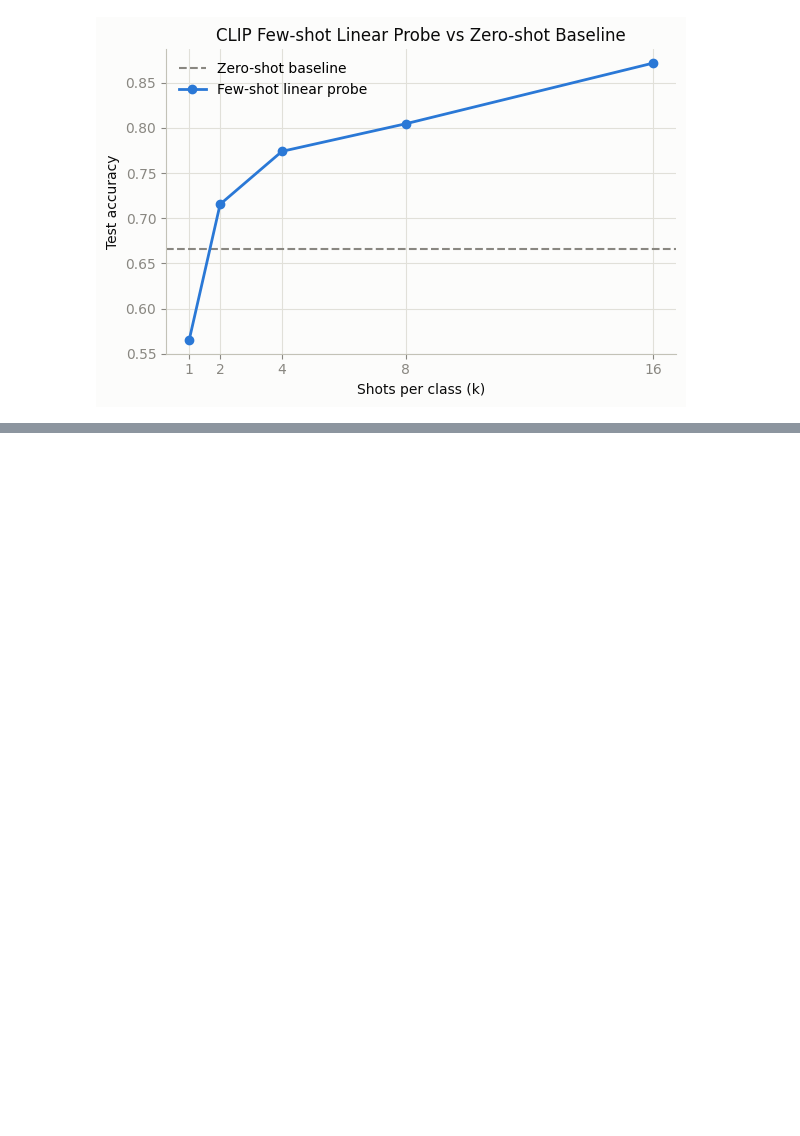
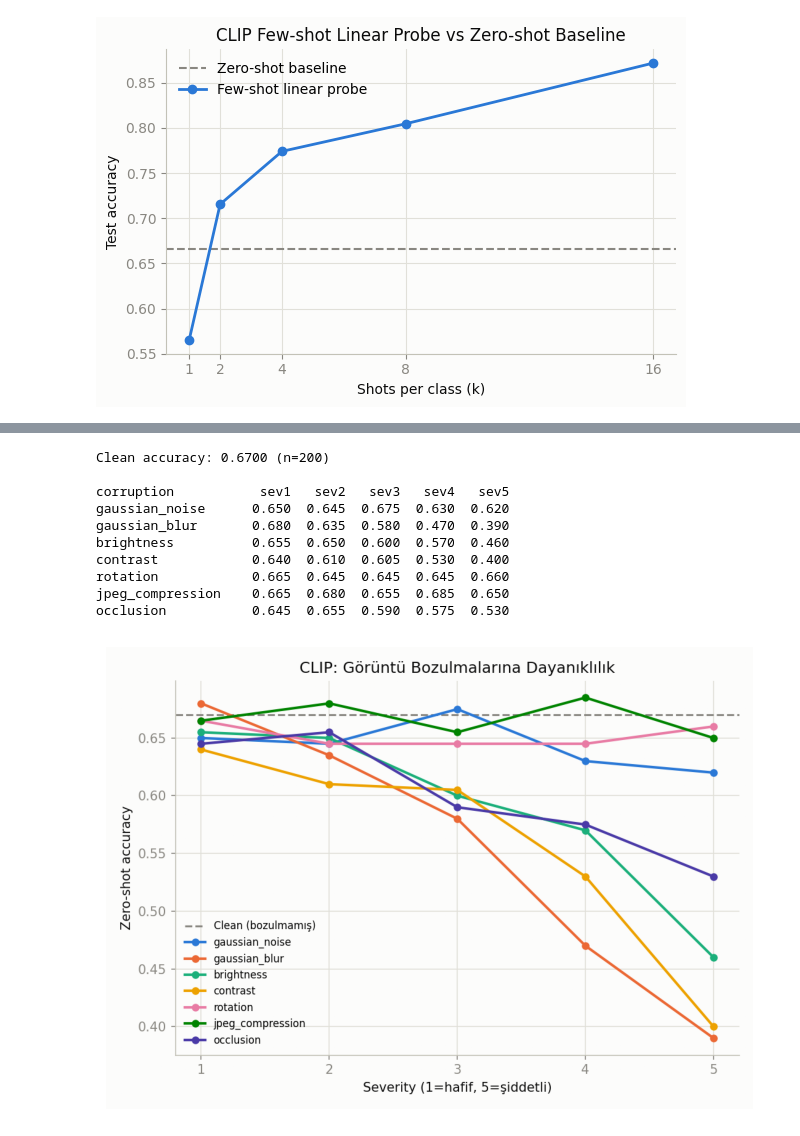
Before and after one commit to sinemsrcck/Flower-Species-Classification, a Jupyter notebook: clip.ipynb, the cells around one changed output, grey strips where cells are left out. Saved outputs shown, nothing was run; the diff lists cells and outputs as text; code cells hidden in the pictures; blank space fills up the shorter version.

```diff
--- a/clip.ipynb
+++ b/clip.ipynb
@@ -234,0 +270,26 @@ with open("results/clip_few_shot_results.json", "w") as f:
+# %%
+with open("results/corruption_robustness.json") as f:
+    corruption_results = json.load(f)
+
+print(f"Clean accuracy: {corruption_results['clean_accuracy']:.4f} (n={corruption_results['sample_size']})")
+print(f"\n{'corruption':18s} {'sev1':>6s} {'sev2':>6s} {'sev3':>6s} {'sev4':>6s} {'sev5':>6s}")
+for name, accs in corruption_results["corruptions"].items():
+    print(f"{name:18s} " + " ".join(f"{a:6.3f}" for a in accs))
+
+img = mpimg.imread("results/corruption_robustness.png")
+plt.figure(figsize=(9, 6))
+plt.imshow(img)
+plt.axis("off")
+plt.show()
+# %% [output]
+Clean accuracy: 0.6700 (n=200)
+
+corruption           sev1   sev2   sev3   sev4   sev5
+gaussian_noise      0.650  0.645  0.675  0.630  0.620
+gaussian_blur       0.680  0.635  0.580  0.470  0.390
+brightness          0.655  0.650  0.600  0.570  0.460
+contrast            0.640  0.610  0.605  0.530  0.400
+rotation            0.665  0.645  0.645  0.645  0.660
+jpeg_compression    0.665  0.680  0.655  0.685  0.650
+occlusion           0.645  0.655  0.590  0.575  0.530
+[figure, added]
```
Also changed, not shown: parts of 8 cells of this notebook, 11 other files.
